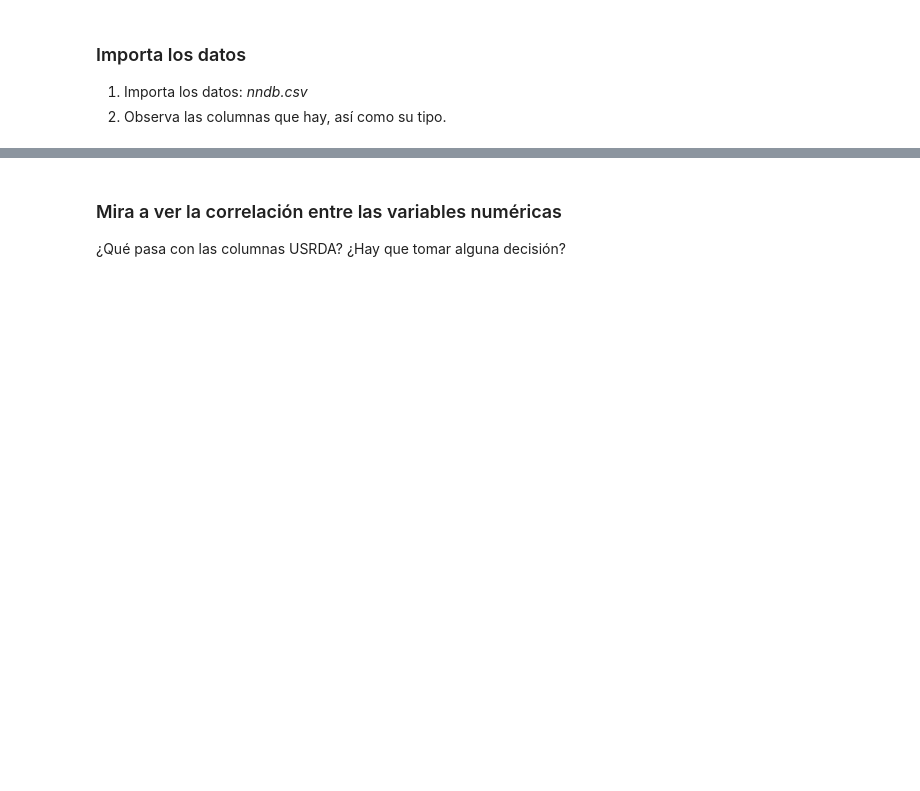
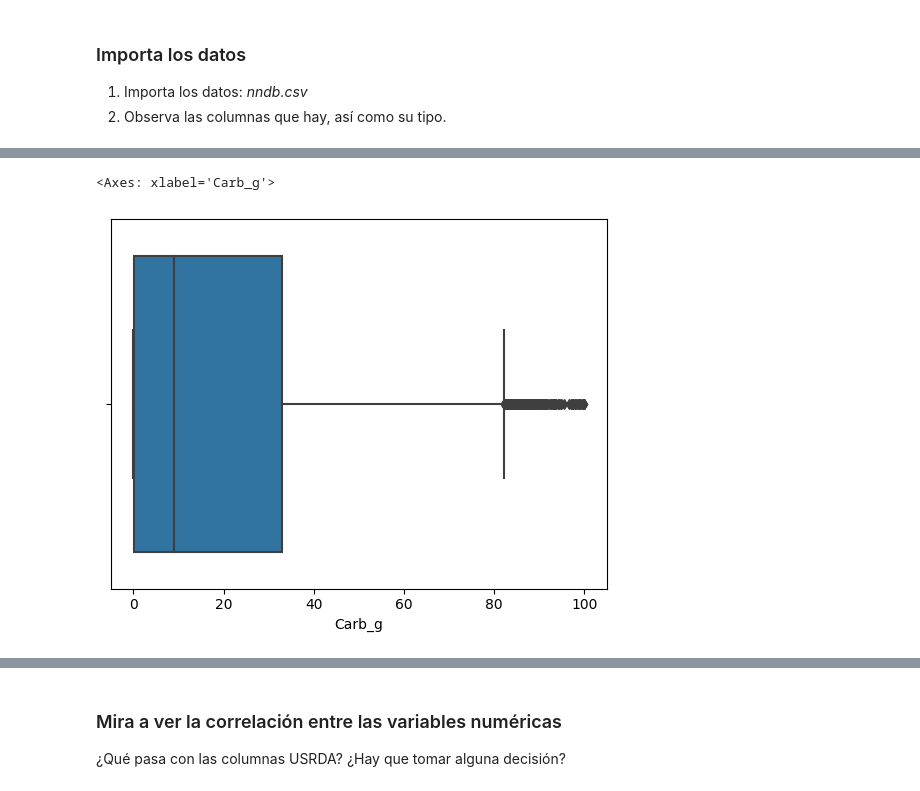
Before and after one commit to angelrodnah/2309_dsft_thebridge, a Jupyter notebook: 3-Machine_Learning/2-No_Supervisado/2-PCA/Practica/1_Nutrition PCA.ipynb, the cells around one changed output, grey strips where cells are left out. Drawn from its saved outputs; the diff is of its cells as text; code cells hidden in the pictures; blank space fills up the shorter version.

```diff
--- a/3-Machine_Learning/2-No_Supervisado/2-PCA/Practica/1_Nutrition PCA.ipynb
+++ b/3-Machine_Learning/2-No_Supervisado/2-PCA/Practica/1_Nutrition PCA.ipynb
@@ -7,3 +16,6 @@ Importa las librerías necesarias
 ### Importa los datos
 1. Importa los datos: *nndb.csv*
 2. Observa las columnas que hay, así como su tipo.
+# %%
+df = pd.read_csv('data/nndb_flat.csv')
+df.head()
@@ -9,0 +63,5 @@ Importa las librerías necesarias
+# %%
+sns.boxplot(df, x='Carb_g')
+# %% [output]
+<Axes: xlabel='Carb_g'>
+[figure, added]
```
Also changed, not shown: parts of 31 cells of this notebook, 2 other files.
